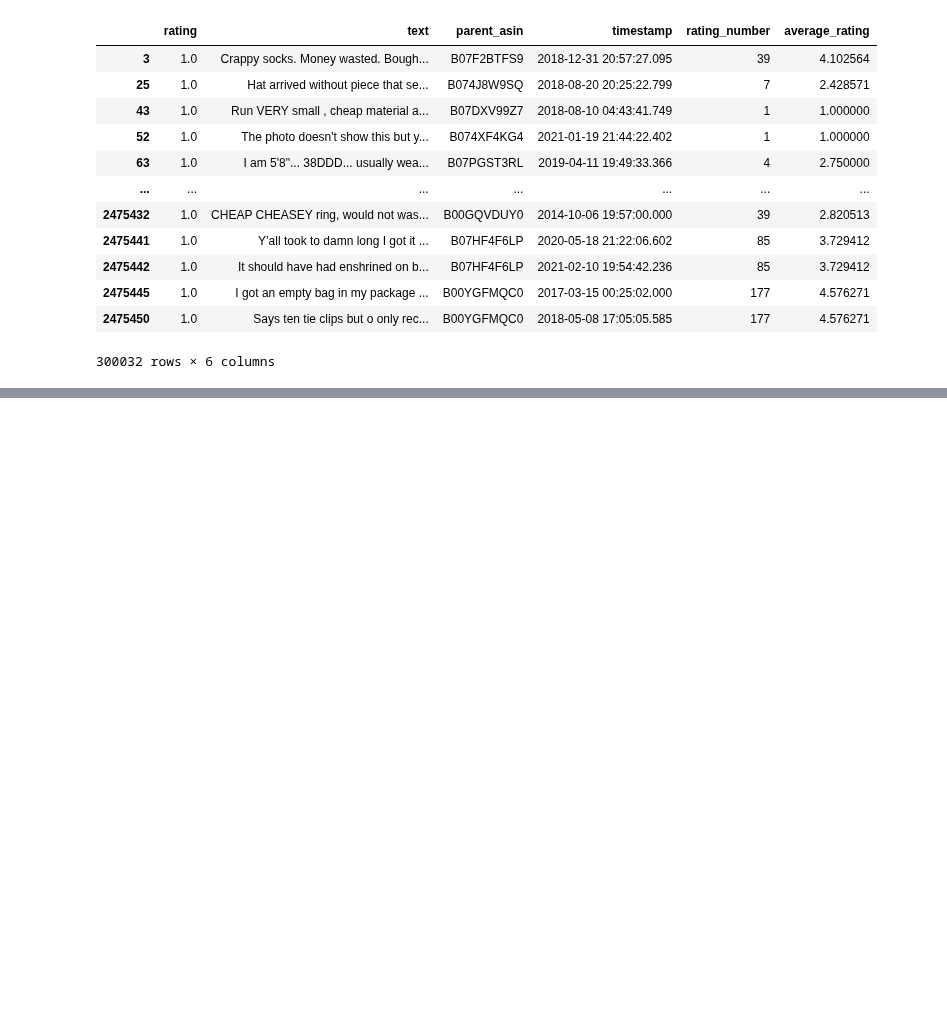
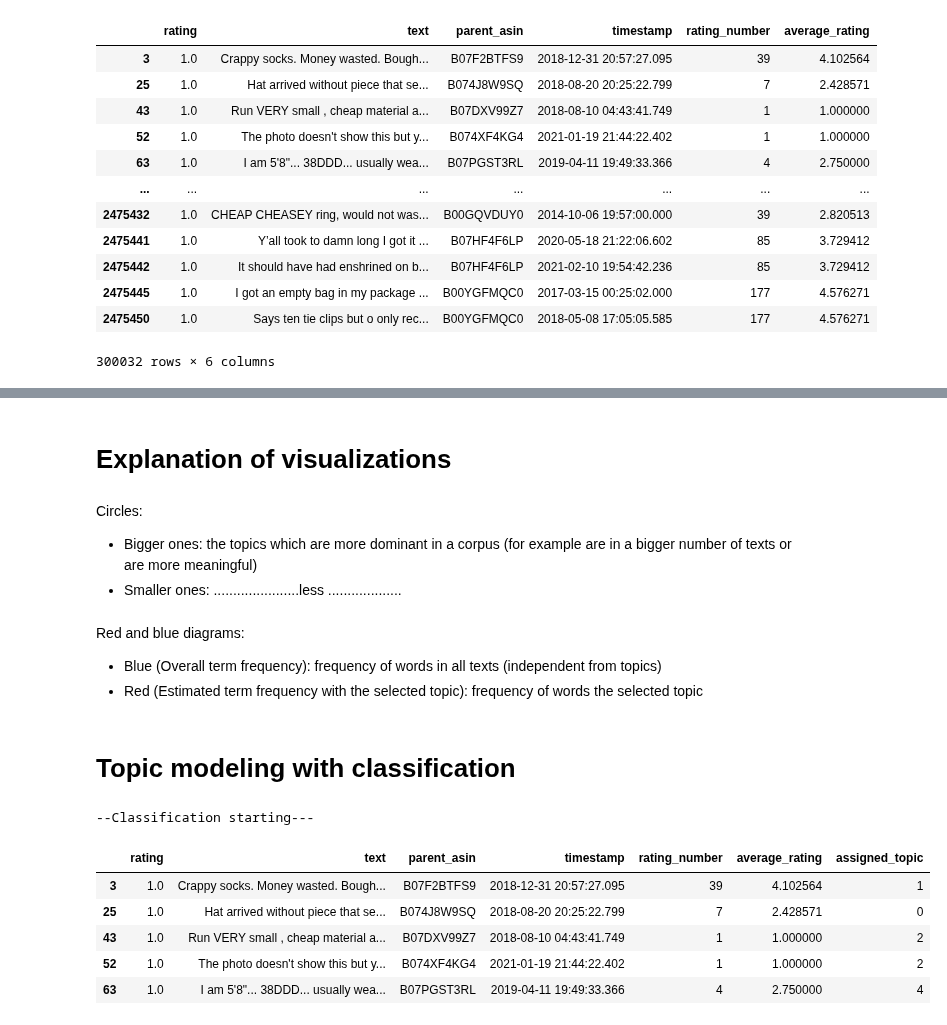
Before and after one commit to m24jeczen/Diploma-Project-Sentiment-analysis-based-on-products-reviews, a Jupyter notebook: demo_topic_modeling.ipynb, the cells around one changed output, grey strips where cells are left out. Cells and saved outputs as stored; diff of their text form; code cells hidden in the pictures; blank space fills up the shorter version.

```diff
--- a/demo_topic_modeling.ipynb
+++ b/demo_topic_modeling.ipynb
@@ -131,0 +193,26 @@ pyLDAvis.display(LDAvis_prepared3)
+# %% [markdown]
+# Explanation of visualizations
+# %% [markdown]
+Circles:
+- Bigger ones: the topics which are more dominant in a corpus (for example are in a bigger number of texts or are more meaningful)
+- Smaller ones: ......................less ...................
+# %% [markdown]
+Red and blue diagrams:
+- Blue (Overall term frequency): frequency of words in all texts (independent from topics)
+- Red (Estimated term frequency with the selected topic):  frequency of words the selected topic
+# %% [markdown]
+# Topic modeling with classification
+# %%
+from codes.LDA import classification
+df_with_topics = classification(data, model_07, texts_bow_07, dictionary_07, None)
+# %% [output]
+--Classification starting---
+# %%
+df_with_topics.head()
+# %% [output]
+|  | rating | text | parent_asin | timestamp | rating_number | average_rating | assigned_topic |
+| 3 | 1.0 | Crappy socks. Money wasted. Bough... | B07F2BTFS9 | 2018-12-31 20:57:27.095 | 39 | 4.102564 | 1 |
+| 25 | 1.0 | Hat arrived without piece that se... | B074J8W9SQ | 2018-08-20 20:25:22.799 | 7 | 2.428571 | 0 |
+| 43 | 1.0 | Run VERY small , cheap material a... | B07DXV99Z7 | 2018-08-10 04:43:41.749 | 1 | 1.000000 | 2 |
+| 52 | 1.0 | The photo doesn't show this but y... | B074XF4KG4 | 2021-01-19 21:44:22.402 | 1 | 1.000000 | 2 |
+| 63 | 1.0 | I am 5'8"... 38DDD... usually wea... | B07PGST3RL | 2019-04-11 19:49:33.366 | 4 | 2.750000 | 4 |
```
Also changed, not shown: parts of 30 cells of this notebook, 1 other file.
